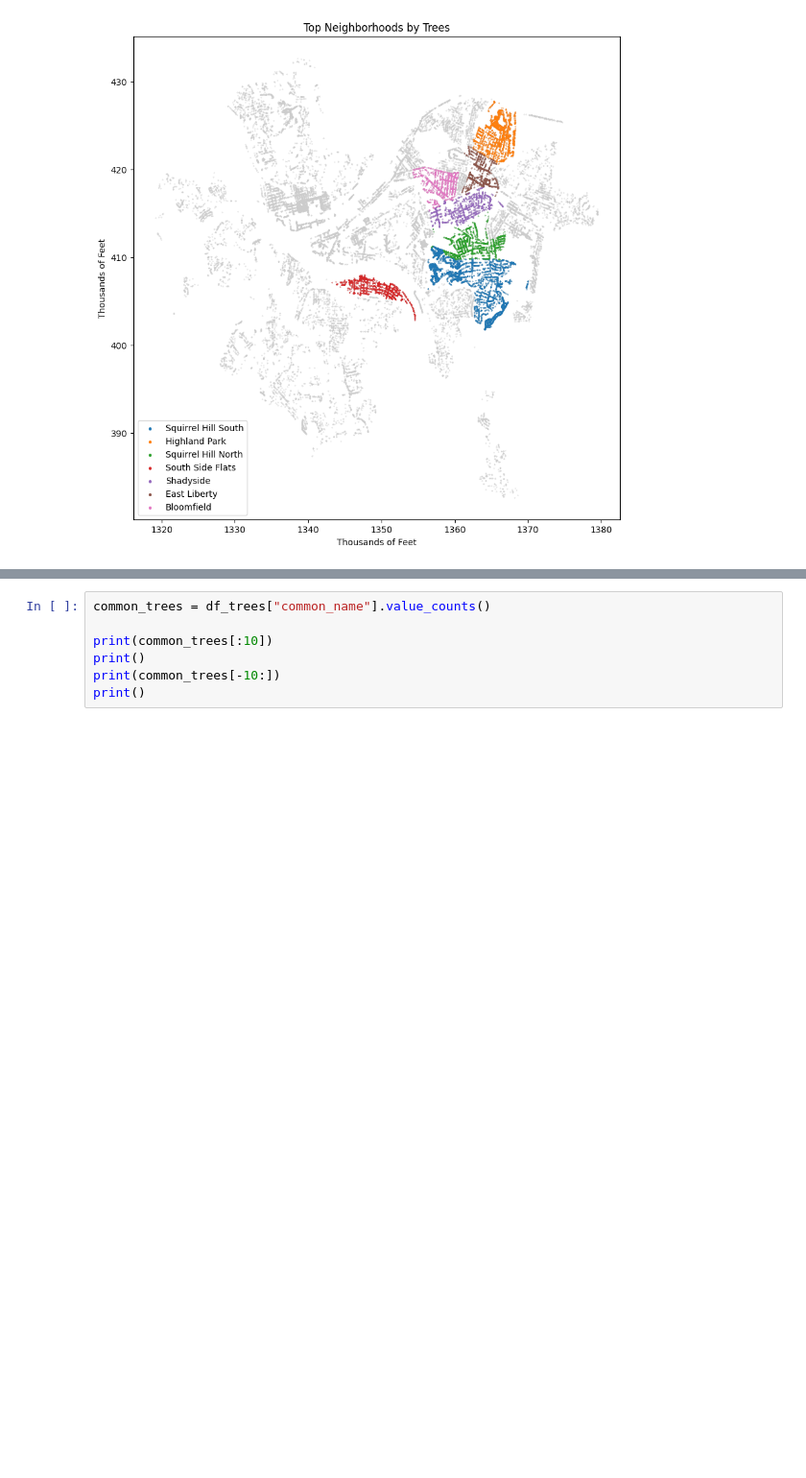
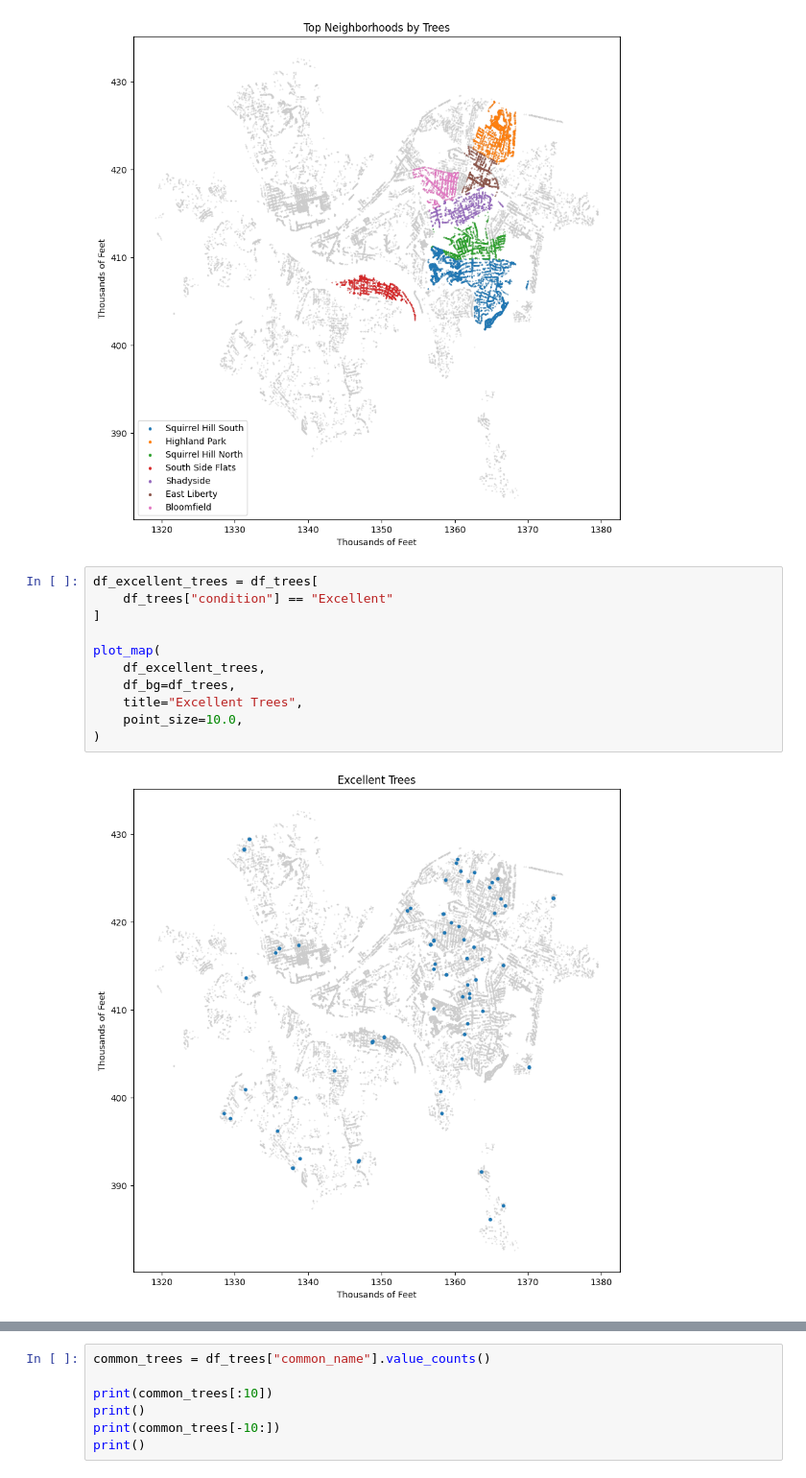
Before and after one commit to fractalate/data-trees-pittsburgh, a Jupyter notebook: WPRDC City Trees.ipynb, the cells around one changed output, grey strips where cells are left out. Shown at 96% size. Saved outputs shown, nothing was run; the diff lists cells and outputs as text; blank space fills up the shorter version.

```diff
--- a/WPRDC City Trees.ipynb
+++ b/WPRDC City Trees.ipynb
@@ -204,4 +209,17 @@ plot_maps(
 )
 # %% [output]
 [figure]
+# %%
+df_excellent_trees = df_trees[
+    df_trees["condition"] == "Excellent"
+]
+
+plot_map(
+    df_excellent_trees,
+    df_bg=df_trees,
+    title="Excellent Trees",
+    point_size=10.0,
+)
+# %% [output]
+[figure, added]
 # %%
```
Also changed, not shown: parts of 3 cells of this notebook.
